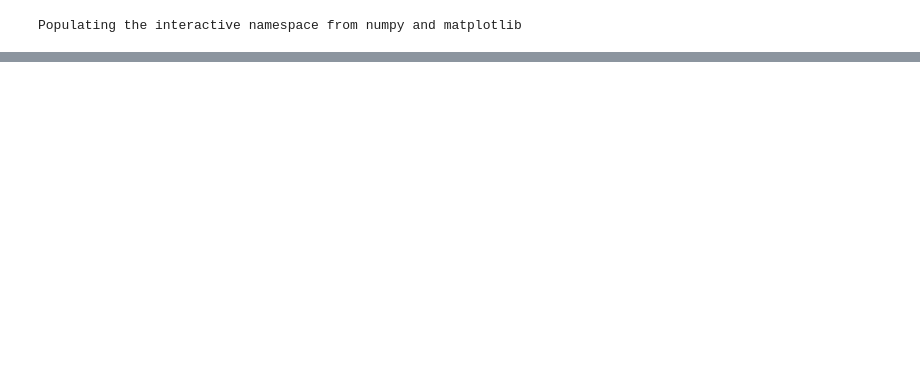
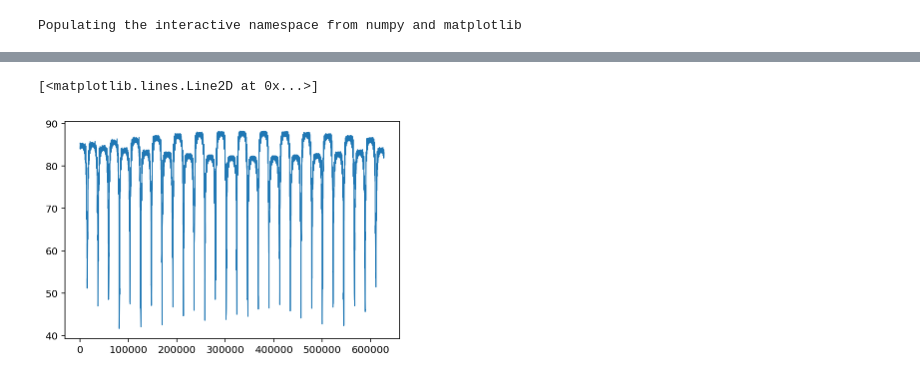
Before and after one commit to YihanWangAstro/SpaceHub, a Jupyter notebook: draw.ipynb, the cells around one changed output, grey strips where cells are left out. Cells and saved outputs as stored; diff of their text form; code cells hidden in the pictures; blank space fills up the shorter version.

```diff
--- a/draw.ipynb
+++ b/draw.ipynb
@@ -226,0 +263,23 @@ plt.legend()
+# %%
+p_num, traj=ob.load_spacehub_data('build/kozai-arch.txt')
+# %%
+t = traj['time']
+ex,ey, ez = ob.get_ecc(traj, 0,1)
+
+e = ob.calc_norm(ex, ey, ez)
+# %%
+lx,ly, lz = ob.get_L(traj, 0,1)
+
+Lx,Ly, Lz = ob.get_L(traj, (0,1),2)
+
+Ltx = Lx + lx
+Lty = Ly + ly
+Ltz = Lz + lz
+Lt = ob.calc_norm(Ltx, Lty, Ltz)
+
+theta = ob.calc_angle(Ltx, Lty, Ltz, lx, ly, lz)/ob.const_deg
+# %%
+plt.plot(t,theta,lw=1)
+# %% [output]
+[<matplotlib.lines.Line2D at 0x...>]
+[figure, added]
```
Also changed, not shown: parts of 7 cells of this notebook, 14 other files.
